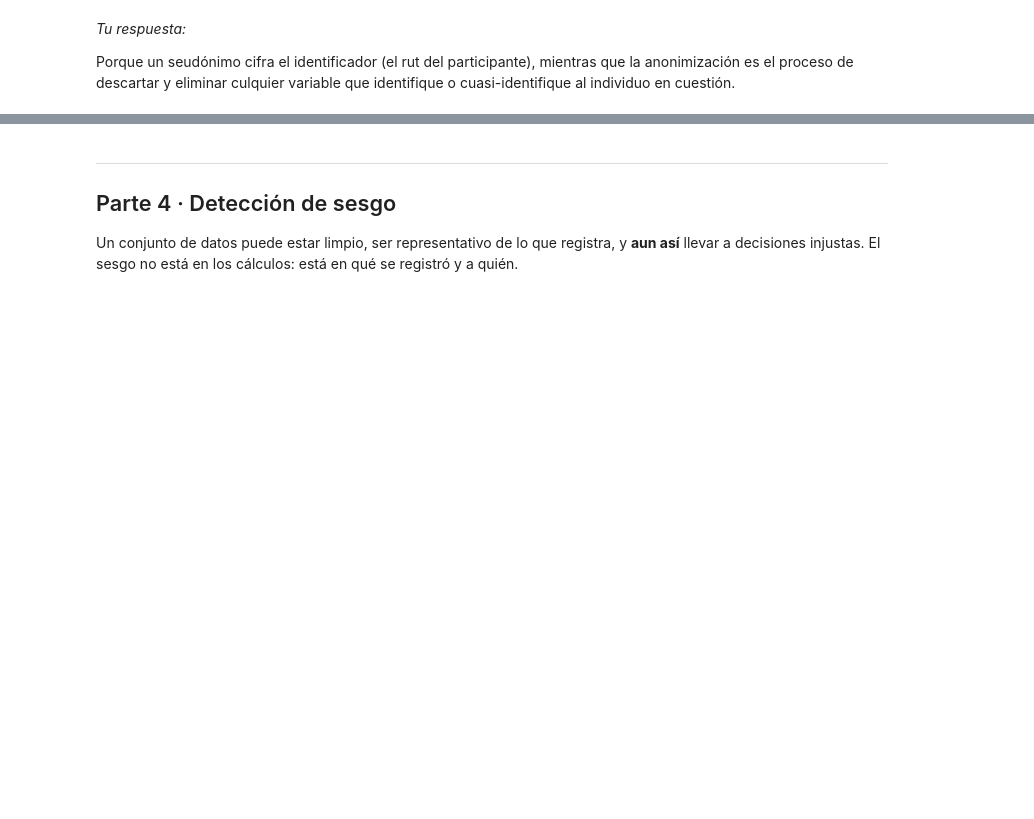
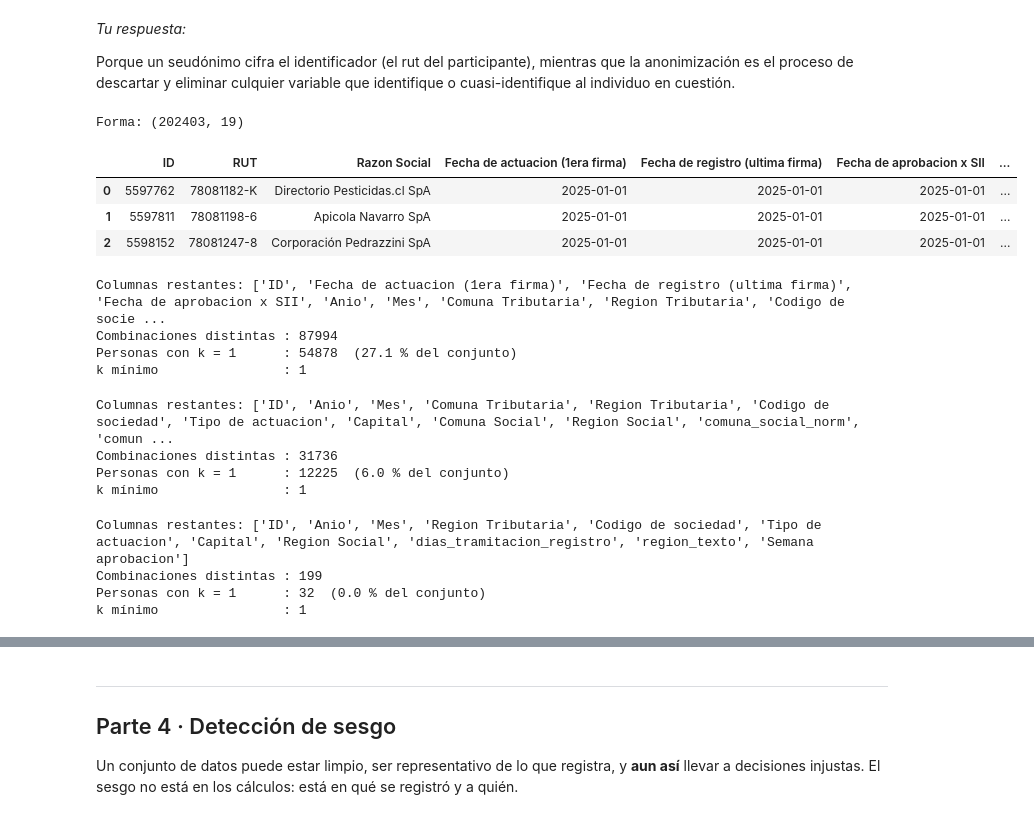
Before and after one commit to beneducarrco99/S5_Laboratorio5_CDD_Carrasco_Benjamin, a Jupyter notebook: S5_Notebook_Laboratorio_CDD_Carrasco_Benjamin.ipynb, the cells around one changed output, grey strips where cells are left out. Cells and saved outputs as stored; diff of their text form; code cells hidden in the pictures; blank space fills up the shorter version.

```diff
--- a/S5_Notebook_Laboratorio_CDD_Carrasco_Benjamin.ipynb
+++ b/S5_Notebook_Laboratorio_CDD_Carrasco_Benjamin.ipynb
@@ -465,3 +476,77 @@ p[['participante_id', 'rut', 'rut_seudonimo']].head(20)
 _Tu respuesta:_
 
 Porque un seudónimo cifra el identificador (el rut del participante), mientras que la anonimización es el proceso de descartar y eliminar culquier variable que identifique o cuasi-identifique al individuo en cuestión.
+# %%
+# Analizamos las columnas
+print('Forma:', mio.shape)
+mio.head(3)
+# %% [output]
+Forma: (202403, 19)
+|  | ID | RUT | Razon Social | Fecha de actuacion (1era firma) | Fecha de registro (ultima firma) | Fecha de aprobacion x SII | ... |
+| 0 | 5597762 | 78081182-K | Directorio Pesticidas.cl SpA | 2025-01-01 | 2025-01-01 | 2025-01-01 | ... |
+| 1 | 5597811 | 78081198-6 | Apicola Navarro SpA | 2025-01-01 | 2025-01-01 | 2025-01-01 | ... |
+| 2 | 5598152 | 78081247-8 | Corporación Pedrazzini SpA | 2025-01-01 | 2025-01-01 | 2025-01-01 | ... |
+# %%
+# Quitamos identificadores
+DIRECTOS2 = ['RUT', 'Razon Social']
+anon2 = mio.drop(columns=DIRECTOS2).copy()
+print('Columnas restantes:', list(anon2.columns))
+anon2.head(3)
+
+# Consultamos k=1 con todos los cuasi-identificadores
+QI2 = ['Fecha de actuacion (1era firma)', 'Fecha de registro (ultima firma)', 'Fecha de aprobacion x SII',
+      'comuna_tributaria_norm', 'comuna_social_norm', 'Codigo de sociedad']
+grupos2 = anon2.groupby(QI2).size()
+
+print(f'Combinaciones distintas : {len(grupos2)}')
+print(f'Personas con k = 1      : {(grupos2 == 1).sum()}  '
+      f'({(grupos2 == 1).sum()/len(anon2)*100:.1f} % del conjunto)')
+print(f'k mínimo                : {grupos2.min()}')
+# %% [output]
+Columnas restantes: ['ID', 'Fecha de actuacion (1era firma)', 'Fecha de registro (ultima firma)', 'Fecha de aprobacion x SII', 'Anio', 'Mes', 'Comuna Tributaria', 'Region Tributaria', 'Codigo de socie ...
+Combinaciones distintas : 87994
+Personas con k = 1      : 54878  (27.1 % del conjunto)
+k mínimo                : 1
+# %%
+# Quitamos las fechas de firma
+QUITAR = ['Fecha de actuacion (1era firma)', 'Fecha de registro (ultima firma)']
+anon3 = anon2.drop(columns=QUITAR).copy()
+
+# Generalizamos la fecha de aprobación a semana (lunes de esa semana)
+fecha = pd.to_datetime(anon3['Fecha de aprobacion x SII'])
+anon3['Semana aprobacion'] = fecha.dt.to_period('W-SUN').dt.start_time
+anon3 = anon3.drop(columns='Fecha de aprobacion x SII')
+
+# Consultamos nuevamente k=1 con cuasi-identificadores restantes
+QI3 = ['Semana aprobacion', 'comuna_tributaria_norm', 'comuna_social_norm', 'Codigo de sociedad']
+grupos3 = anon3.groupby(QI3, dropna=False).size()
+
+print('Columnas restantes:', list(anon3.columns))
+print(f'Combinaciones distintas : {len(grupos3)}')
+print(f'Personas con k = 1      : {(grupos3 == 1).sum()}  '
+      f'({(grupos3 == 1).sum()/len(anon3)*100:.1f} % del conjunto)')
+print(f'k mínimo                : {grupos3.min()}')
+# %% [output]
+Columnas restantes: ['ID', 'Anio', 'Mes', 'Comuna Tributaria', 'Region Tributaria', 'Codigo de sociedad', 'Tipo de actuacion', 'Capital', 'Comuna Social', 'Region Social', 'comuna_social_norm', 'comun ...
+Combinaciones distintas : 31736
+Personas con k = 1      : 12225  (6.0 % del conjunto)
+k mínimo                : 1
+# %%
+# Quitamos las comunas (normalizadas y originales)
+COMUNAS = ['comuna_tributaria_norm', 'comuna_social_norm', 'Comuna Tributaria', 'Comuna Social']
+anon4 = anon3.drop(columns=COMUNAS).copy()
+
+# Cuasi-identificadores
+QI4 = ['Semana aprobacion', 'Codigo de sociedad']
+grupos4 = anon4.groupby(QI4, dropna=False).size()
+
+print('Columnas restantes:', list(anon4.columns))
+print(f'Combinaciones distintas : {len(grupos4)}')
+print(f'Personas con k = 1      : {(grupos4 == 1).sum()}  '
+      f'({(grupos4 == 1).sum()/len(anon4)*100:.1f} % del conjunto)')
+print(f'k mínimo                : {grupos4.min()}')
+# %% [output]
+Columnas restantes: ['ID', 'Anio', 'Mes', 'Region Tributaria', 'Codigo de sociedad', 'Tipo de actuacion', 'Capital', 'Region Social', 'dias_tramitacion_registro', 'region_texto', 'Semana aprobacion']
+Combinaciones distintas : 199
+Personas con k = 1      : 32  (0.0 % del conjunto)
+k mínimo                : 1
```
Also changed, not shown: parts of 8 cells of this notebook.
